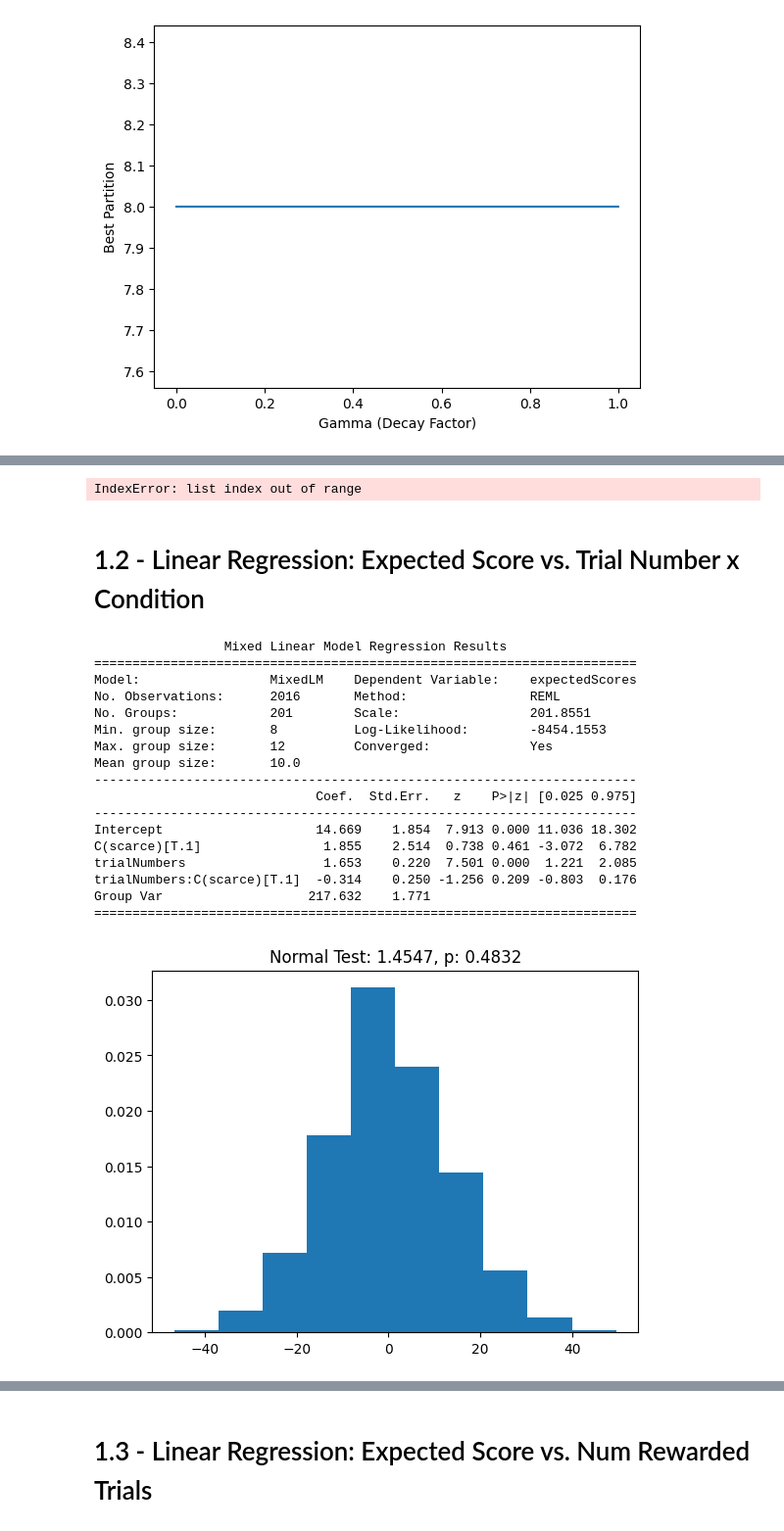
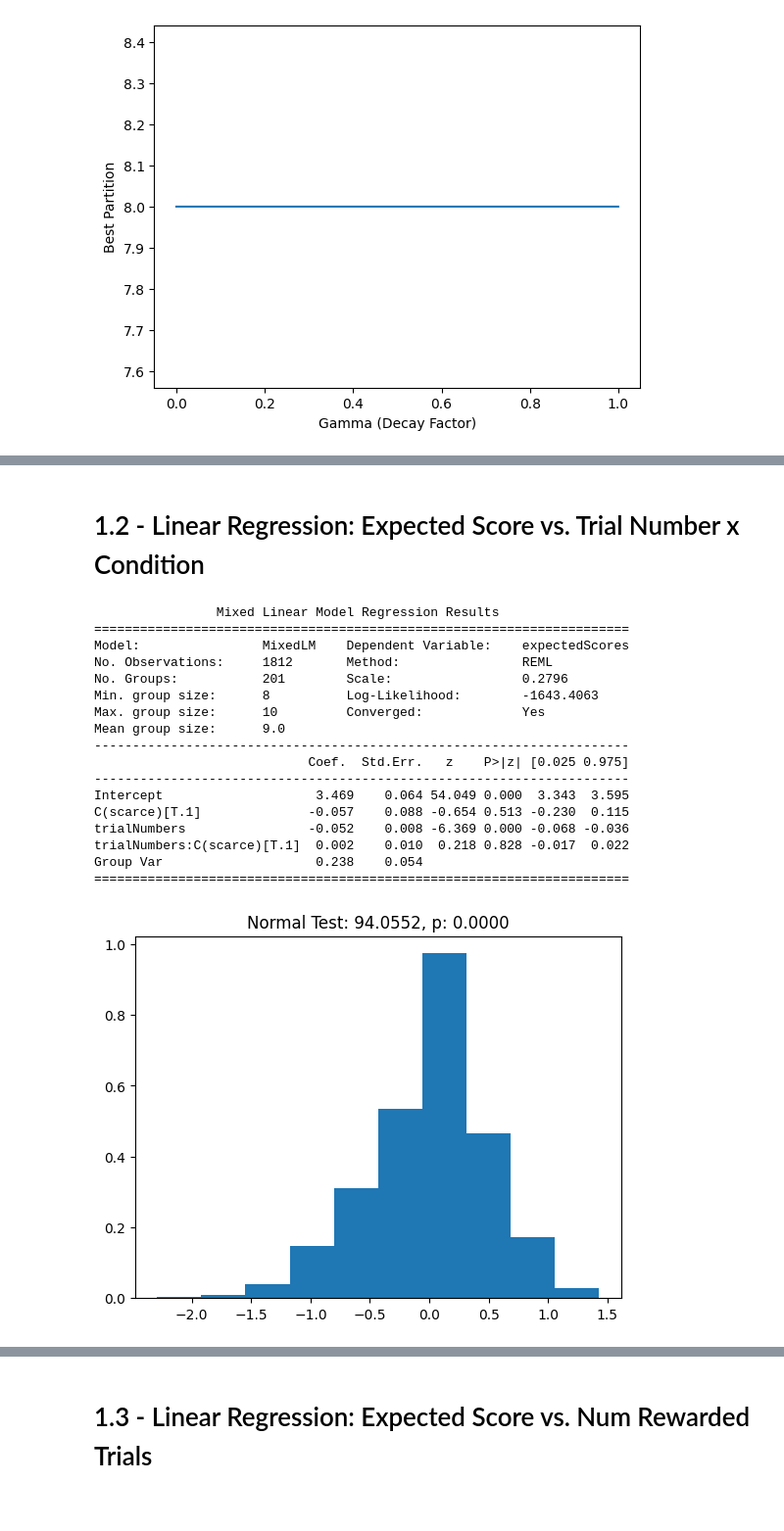
Before and after one commit to srinidhisrinivas/mcl-scarcity-mouselab, a Jupyter notebook: analysis/Data Analysis.ipynb, the cells around one changed output, grey strips where cells are left out. Shown at 98% size. Drawn from its saved outputs; the diff is of its cells as text; code cells hidden in the pictures.

Commit message:
analysis before exploratory ones

```diff
--- a/analysis/Data Analysis.ipynb
+++ b/analysis/Data Analysis.ipynb
@@ -840,7 +840,7 @@ plt.show()
 # %%
 # data which is to be used for the remainder of the analysis
 
-analysis_data = transformed_trials_df
+analysis_data = cb2_transformed_trials_df
 # %%
 # Scarce
 
@@ -1932,13 +1319,0 @@ plt.show()
-# %%
-scarce_partition = partition_candidates[0] # Somehow choose based on possible candidates
-
-# Separating into learning and performance phase
-scarce_learning_data = analysis_data.loc[(analysis_data.scarce == 1) & (analysis_data.trialNumbers <= scarce_partition)]
-scarce_performance_data = analysis_data.loc[(analysis_data.scarce ==1) & (analysis_data.trialNumbers > scarce_partition)]
-
-# Without transformation
-scarce_learning_data_orig = filtered_data.loc[(filtered_data.scarce == 1) & (filtered_data.trialNumbers <= scarce_partition)]
-scarce_performance_data_orig = filtered_data.loc[(filtered_data.scarce ==1) & (filtered_data.trialNumbers > scarce_partition)]
-
-# Store the slope, intercept, etc. of the best partition
-scarce_partition_plot_data = [data for data in candidate_plot_data_scarce if data[0] == scarce_partition][0]
@@ -2101,18 +1320,3 @@ plt.show()
-# %%
-scarce_partition = 18 # partition_candidates[0] # Somehow choose based on possible candidates
-
-# Separating into learning and performance phase
-scarce_learning_data = analysis_data.loc[(analysis_data.scarce == 1) & (analysis_data.trialNumbers <= scarce_partition)]
-scarce_performance_data = analysis_data.loc[(analysis_data.scarce ==1) & (analysis_data.trialNumbers > scarce_partition)]
-
-# Without transformation
-scarce_learning_data_orig = filtered_data.loc[(filtered_data.scarce == 1) & (filtered_data.trialNumbers <= scarce_partition)]
-scarce_performance_data_orig = filtered_data.loc[(filtered_data.scarce ==1) & (filtered_data.trialNumbers > scarce_partition)]
-
-# Store the slope, intercept, etc. of the best partition
-scarce_partition_plot_data = [data for data in candidate_plot_data_scarce if data[0] == scarce_partition][0]
-# %% [output]
-IndexError: list index out of range
 # %% [markdown]
 # 1.2 - Linear Regression: Expected Score vs. Trial Number x Condition
 # %%
@@ -2125,52 +1329,63 @@ if joint_partition:
 else:
     control_plot = control_partition_plot_data
     scarce_plot = scarce_partition_plot_data
+# %%
+# Flag to compare entire performance data or only upto 30 trials, where both conditions are comparable
+
+compare_all = True
+num_max_trials = min(
+    analysis_data[analysis_data.scarce==1].trialNumbers.max(),
+    analysis_data[analysis_data.scarce==0].trialNumbers.max()
+)
 # %%
 # Learning Phase
 
 if joint_partition:
     learning_df = all_learning_data
 else:
     learning_df = pd.concat([scarce_learning_data, control_learning_data]).reset_index(drop=True)
 #learning_df = pd.concat([scarce_learning_data_orig, control_learning_data_orig]).reset_index(drop=True)
 #learning_df = control_learning_data
+
+if not compare_all:
+    learning_df = learning_df.loc[learning_df.trialNumbers <= num_max_trials]
 
 formula = 'expectedScores ~ trialNumbers + C(scarce) + trialNumbers:C(scarce)'
 
 mixed = True
 
 if mixed:
     glm = smf.mixedlm(formula=formula, data=learning_df, groups=learning_df['workerId'])
 else:
     glm = smf.glm(formula=formula, data=learning_df)
 
 results = glm.fit()
 
 print(results.summary())
 resids = results.resid_response if not mixed else results.resid
 normaltest = scipy.stats.normaltest(resids)
 plt.hist(resids, density=True)
 plt.title("Normal Test: {0:0.4f}, p: {1:0.4f}".format(normaltest[0], normaltest[1]))
 plt.show()
 # %% [output]
-                 Mixed Linear Model Regression Results
-=======================================================================
-Model:                 MixedLM    Dependent Variable:    expectedScores
-No. Observations:      2016       Method:                REML
-No. Groups:            201        Scale:                 201.8551
-Min. group size:       8          Log-Likelihood:        -8454.1553
-Max. group size:       12         Converged:             Yes
-Mean group size:       10.0
------------------------------------------------------------------------
-                             Coef.  Std.Err.   z    P>|z| [0.025 0.975]
------------------------------------------------------------------------
-Intercept                    14.669    1.854  7.913 0.000 11.036 18.302
-C(scarce)[T.1]                1.855    2.514  0.738 0.461 -3.072  6.782
-trialNumbers                  1.653    0.220  7.501 0.000  1.221  2.085
-trialNumbers:C(scarce)[T.1]  -0.314    0.250 -1.256 0.209 -0.803  0.176
-Group Var                   217.632    1.771
-=======================================================================
+                Mixed Linear Model Regression Results
+======================================================================
+Model:                MixedLM    Dependent Variable:    expectedScores
+No. Observations:     1812       Method:                REML
+No. Groups:           201        Scale:                 0.2796
+Min. group size:      8          Log-Likelihood:        -1643.4063
+Max. group size:      10         Converged:             Yes
+Mean group size:      9.0
+----------------------------------------------------------------------
+                            Coef.  Std.Err.   z    P>|z| [0.025 0.975]
+----------------------------------------------------------------------
+Intercept                    3.469    0.064 54.049 0.000  3.343  3.595
+C(scarce)[T.1]              -0.057    0.088 -0.654 0.513 -0.230  0.115
+trialNumbers                -0.052    0.008 -6.369 0.000 -0.068 -0.036
+trialNumbers:C(scarce)[T.1]  0.002    0.010  0.218 0.828 -0.017  0.022
+Group Var                    0.238    0.054
+======================================================================
-[figure, old version]
+[figure, new version]
 # %%
 # Plotting the data of both learning phases
 
```
Also changed, not shown: parts of 44 cells of this notebook.
